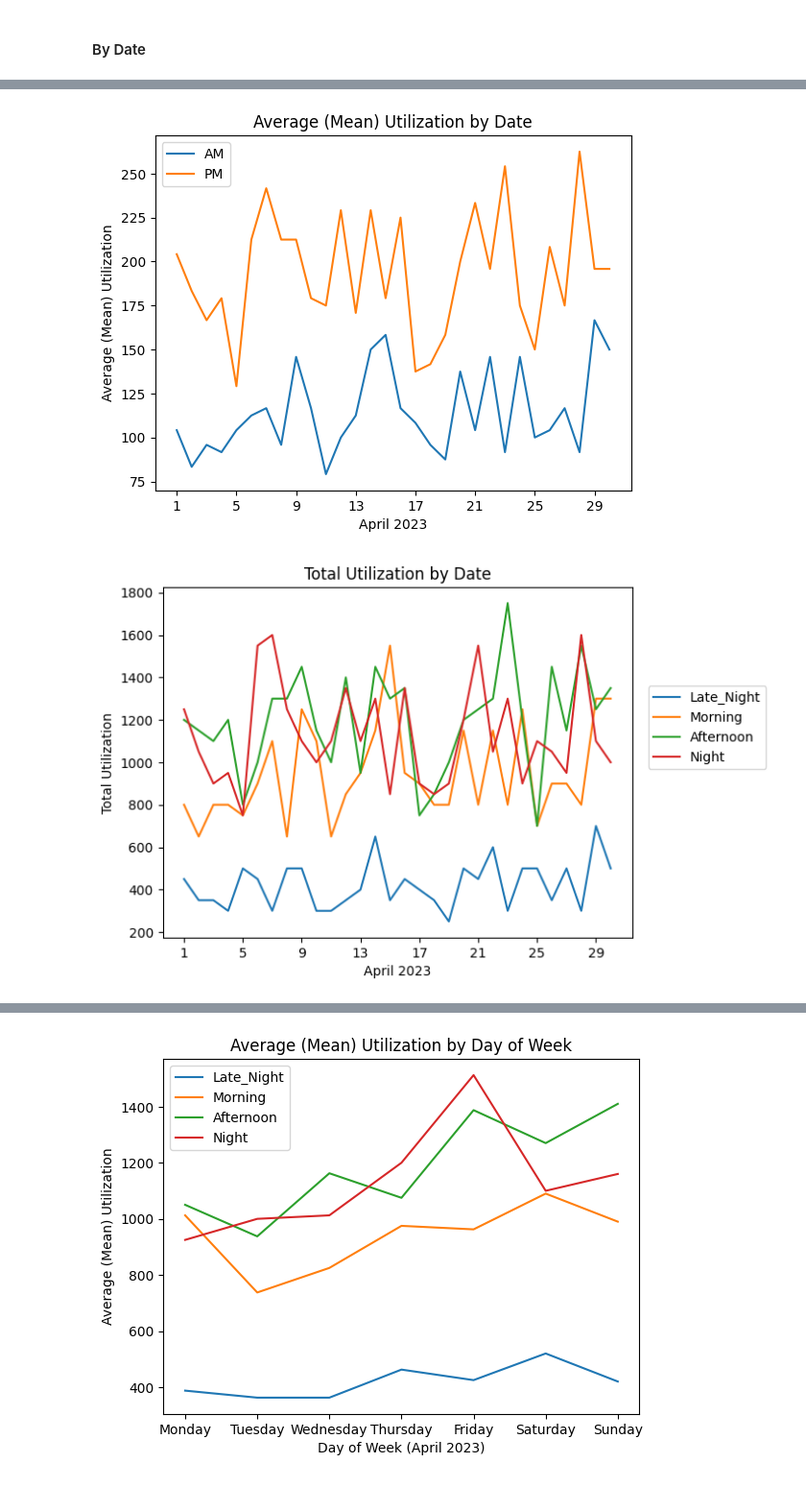
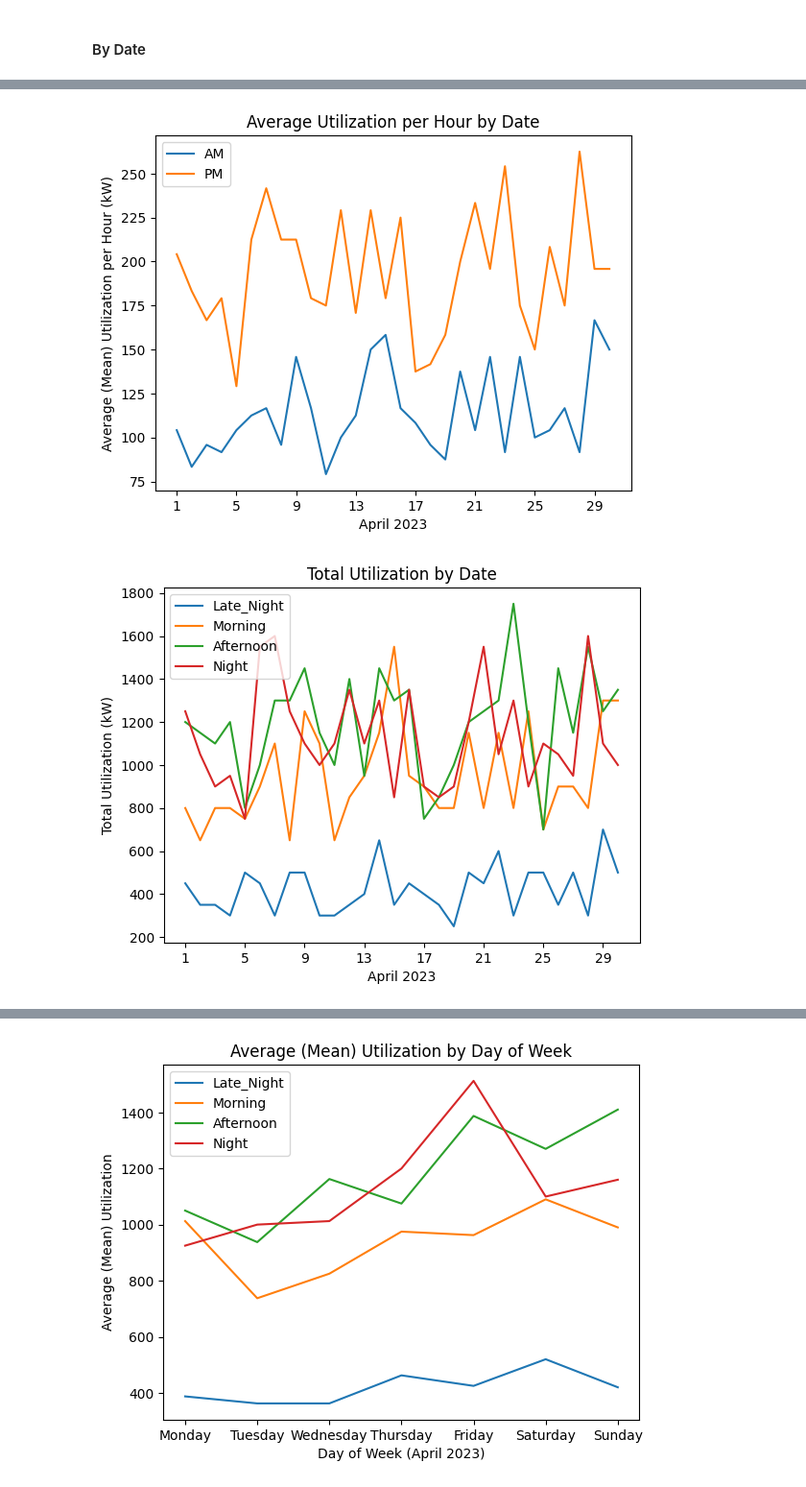
Before and after one commit to jnerurkar/ChargeZoneApr2023, a Jupyter notebook: Charge Zone Project.ipynb, the cells around one changed output, grey strips where cells are left out. Shown at 96% size. Drawn from its saved outputs; the diff is of its cells as text; code cells hidden in the pictures.

```diff
--- a/Charge Zone Project.ipynb
+++ b/Charge Zone Project.ipynb
@@ -223,22 +224,22 @@ mp.show()
 # %%
 pivot1c = heatmap_data.pivot_table(index = 'Date', columns = 'AM_PM', values = 'Unit_Consumption' , aggfunc = 'mean').fillna(0).round(2)
-pivot1c.plot(title = 'Average (Mean) Utilization by Date', xlabel = 'April 2023', ylabel = 'Average (Mean) Utilization')
+pivot1c.plot(title = 'Average Utilization per Hour by Date', xlabel = 'April 2023', ylabel = 'Average (Mean) Utilization per Hour (kW)')
 mp.xticks(range(1, 31, 4))
 mp.legend(title = '')
-# mp.savefig("cz_1c.jpg")
+mp.savefig("cz_1c.jpg")
 mp.show()
 # %% [output]
-[figure, old version]
+[figure, new version]
 # %%
 pivot2a = heatmap_data.pivot_table(index = 'Date', columns = 'Time_of_Day', values = 'Unit_Consumption' , aggfunc = 'sum').fillna(0).astype(int)
 pivot2a = pivot2a[['Late_Night', 'Morning', 'Afternoon', 'Night']]
-pivot2a.plot(title = 'Total Utilization by Date', xlabel = 'April 2023', ylabel = 'Total Utilization')
+pivot2a.plot(title = 'Total Utilization by Date', xlabel = 'April 2023', ylabel = 'Total Utilization (kW)')
 mp.xticks(range(1, 31, 4))
-mp.legend(title = '', bbox_to_anchor = (1.3, 0.6), loc= 5)
-# mp.savefig("cz_2a.jpg")
+mp.legend(title = '')
+mp.savefig("cz_2a.jpg")
 mp.show()
 # %% [output]
-[figure, old version]
+[figure, new version]
 # %%
 pivot2b = pivot2a.div(pivot2a.sum(axis=1), axis=0).round(2)
 pivot2b.plot.area(stacked = True, title = '% Utilization by Date', xlabel = 'April 2023', ylabel = '% Utilization')
```
Also changed, not shown: parts of 41 cells of this notebook, 23 other files.
